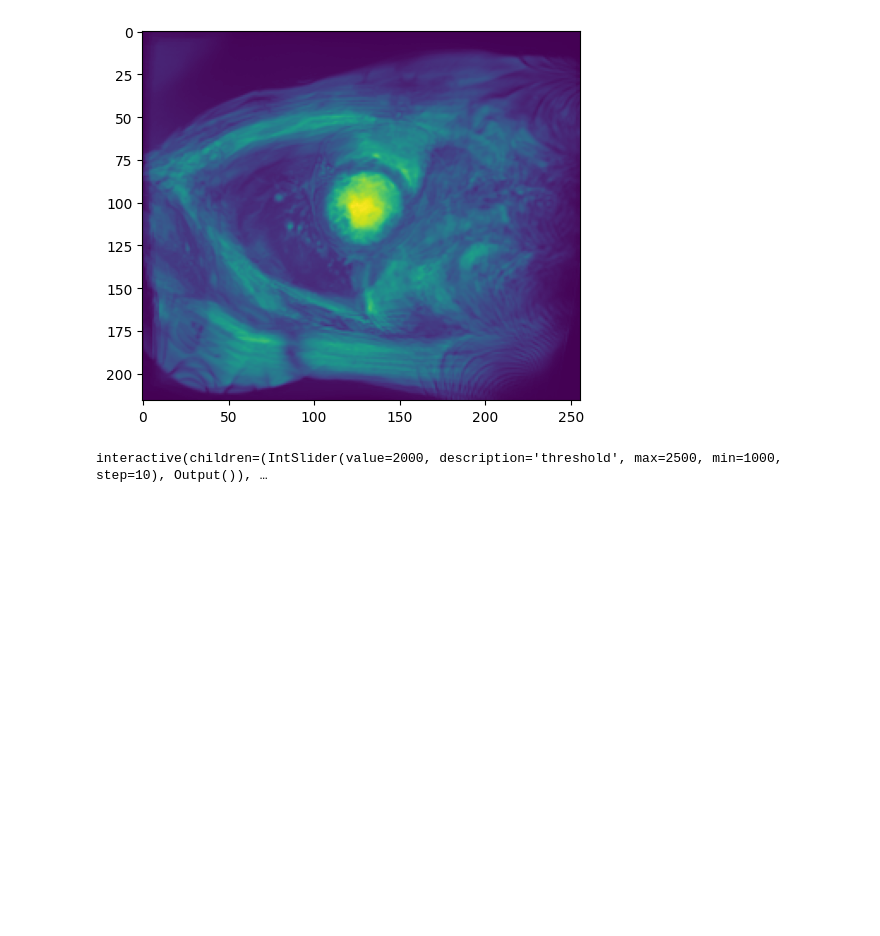
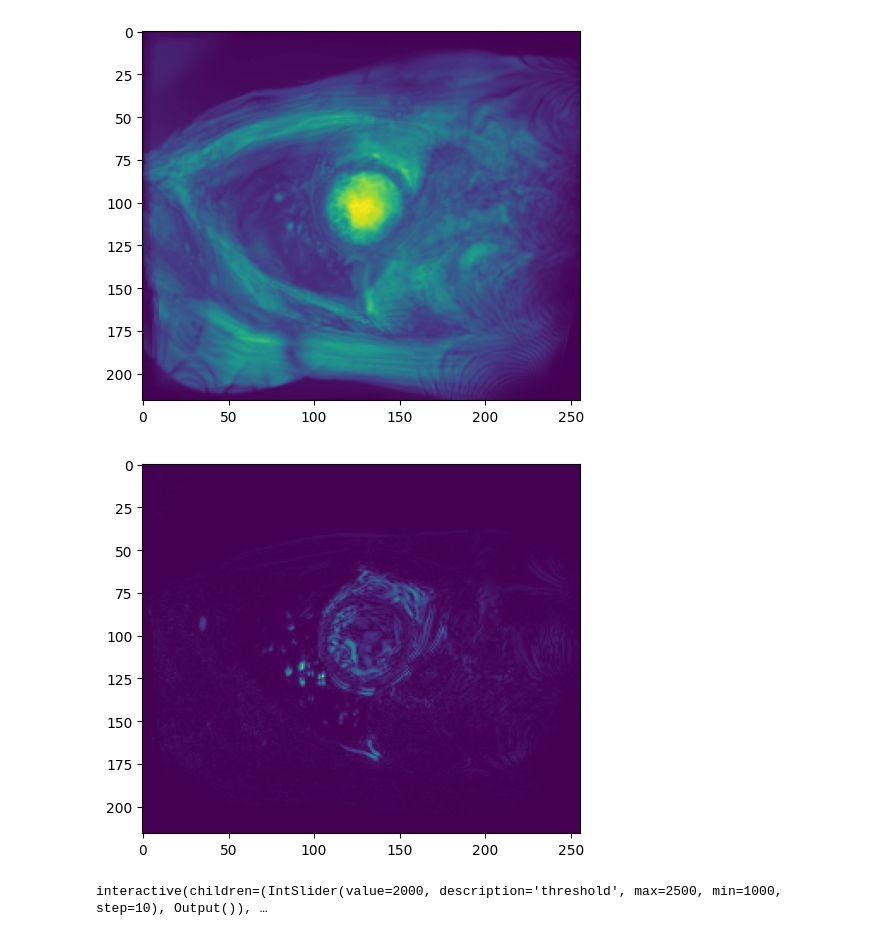
Before and after one commit to Bastaxeloux/proj3dt, a Jupyter notebook: ebauche.ipynb, the cells around one changed output. Drawn from its saved outputs; the diff is of its cells as text; code cells hidden in the pictures; blank space fills up the shorter version.

```diff
--- a/ebauche.ipynb
+++ b/ebauche.ipynb
@@ -94,6 +94,16 @@ plt.imshow(mag[:,:,0])
 pre_image = mag[:,:,0]
 # %% [output]
 [figure]
+# %%
+# On calcule la TF
+tf = np.fft.fftn(data[:,:,:,5], axes=[0])
+mag = np.abs(tf)
+plt.imshow(mag[2,:,:])
+
+# On va conserver la composante de Hilbert :
+pre_image_2 = mag[:,:,0]
+# %% [output]
+[figure, added]
 # %%
 # Que se passe t'il si on fait un seuillage ? Ou un filtrage ?
 
```
Also changed, not shown: parts of 12 cells of this notebook, 2 other files.
